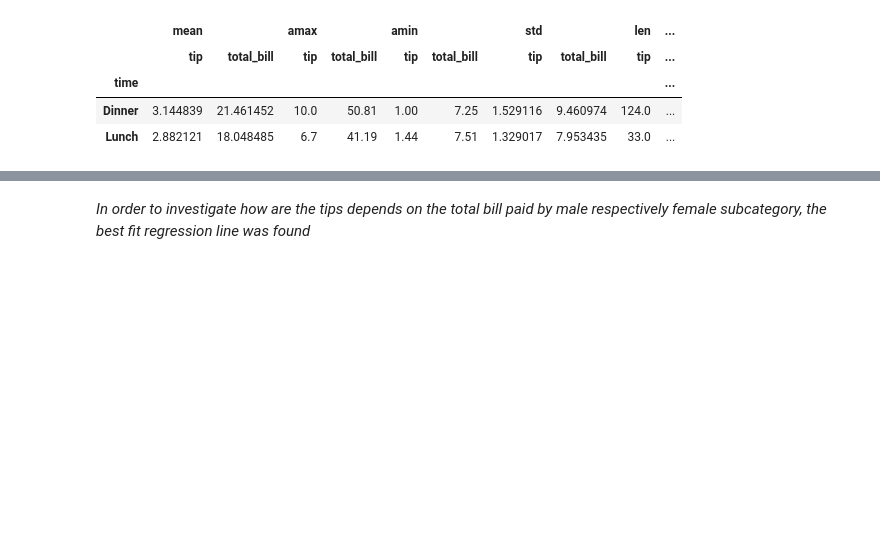
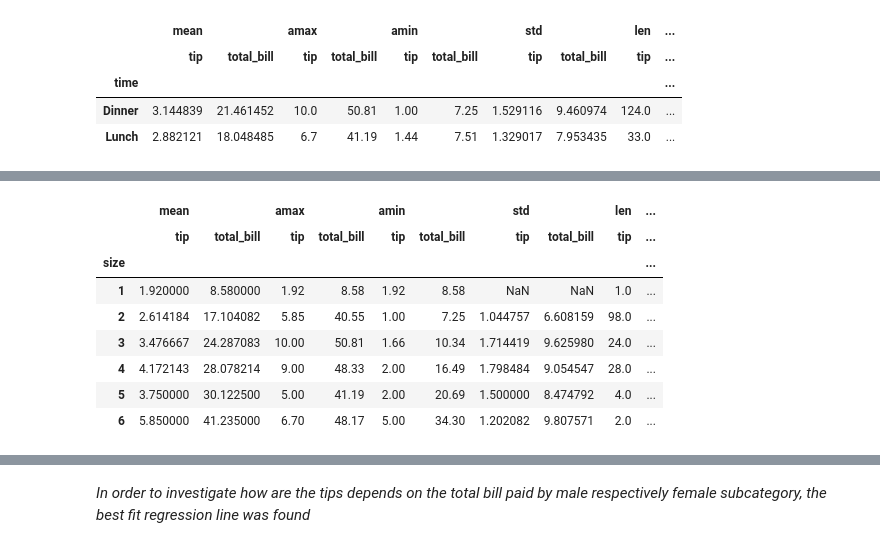
Before and after one commit to Crkonova76/Fundamentals-of-Data-Analysis_Assessment-2019, a Jupyter notebook: Tips_dataset.ipynb, the cells around one changed output, grey strips where cells are left out. Saved outputs shown, nothing was run; the diff lists cells and outputs as text; code cells hidden in the pictures; blank space fills up the shorter version.

```diff
--- a/Tips_dataset.ipynb
+++ b/Tips_dataset.ipynb
@@ -567,0 +630,12 @@ pd.pivot_table(Male,index=["time"],values=["tip","total_bill"],aggfunc=[np.mean,
+# %%
+pd.pivot_table(Male,index=["size"],values=["tip","total_bill"],aggfunc=[np.mean, np.max, np.min, np.std, len])
+# %% [output]
+|  | mean |  | amax |  | amin |  | std |  | len | ... |
+|  | tip | total_bill | tip | total_bill | tip | total_bill | tip | total_bill | tip | ... |
+| size |  |  |  |  |  |  |  |  |  | ... |
+| 1 | 1.920000 | 8.580000 | 1.92 | 8.58 | 1.92 | 8.58 | NaN | NaN | 1.0 | ... |
+| 2 | 2.614184 | 17.104082 | 5.85 | 40.55 | 1.00 | 7.25 | 1.044757 | 6.608159 | 98.0 | ... |
+| 3 | 3.476667 | 24.287083 | 10.00 | 50.81 | 1.66 | 10.34 | 1.714419 | 9.625980 | 24.0 | ... |
+| 4 | 4.172143 | 28.078214 | 9.00 | 48.33 | 2.00 | 16.49 | 1.798484 | 9.054547 | 28.0 | ... |
+| 5 | 3.750000 | 30.122500 | 5.00 | 41.19 | 2.00 | 20.69 | 1.500000 | 8.474792 | 4.0 | ... |
+| 6 | 5.850000 | 41.235000 | 6.70 | 48.17 | 5.00 | 34.30 | 1.202082 | 9.807571 | 2.0 | ... |
```
Also changed, not shown: parts of 18 cells of this notebook.
